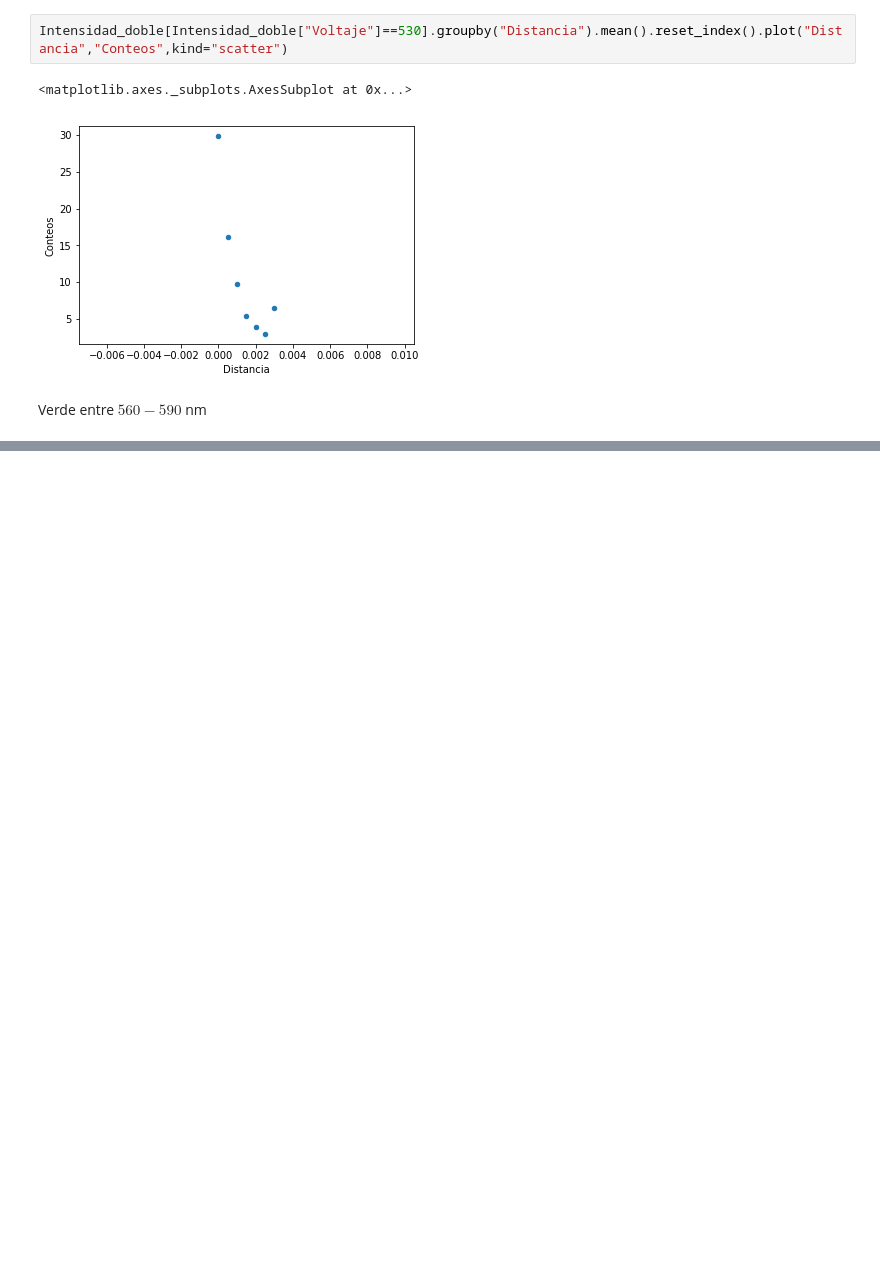
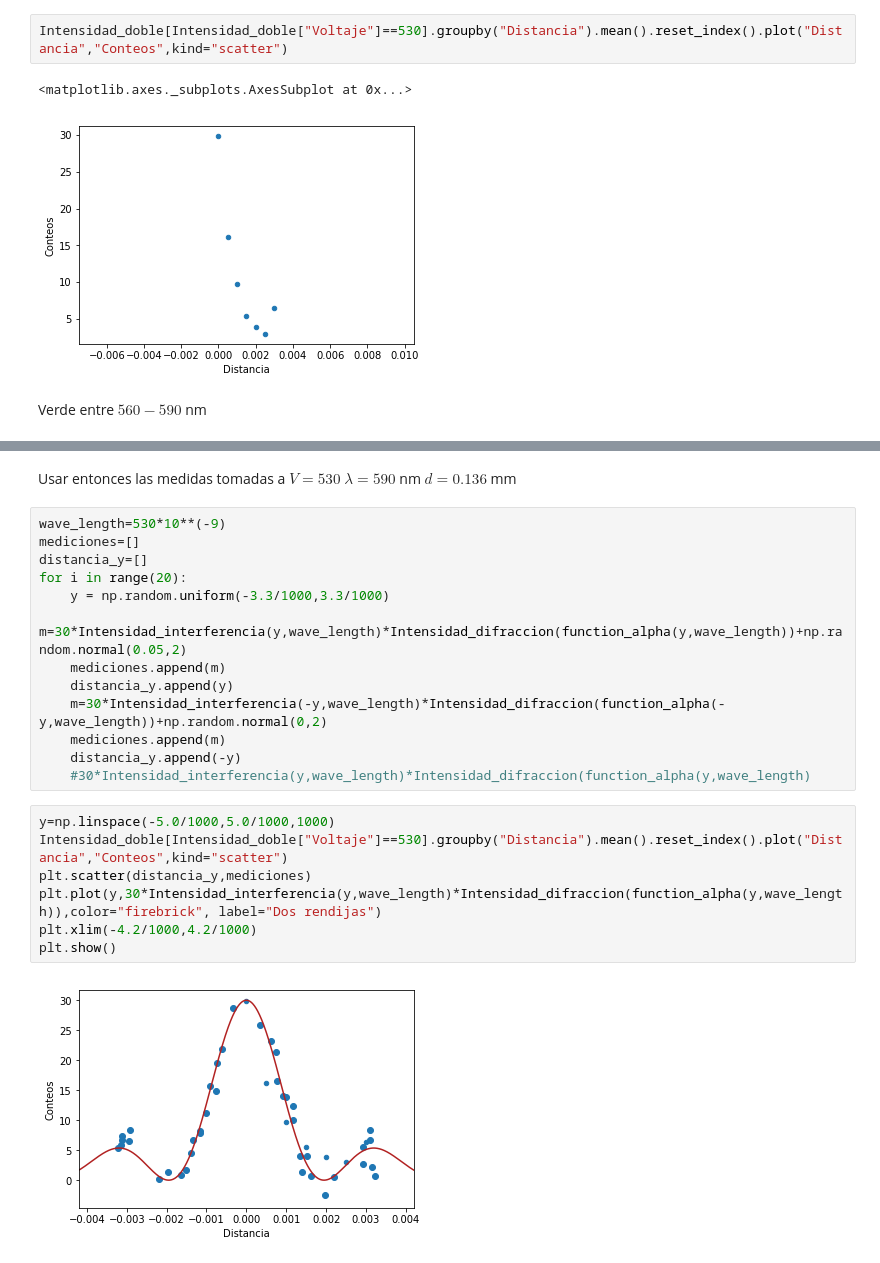
Before and after one commit to jamontanac/Laboratorio-Avanzado, a Jupyter notebook: Double_Slit/Analisis.ipynb, the cells around one changed output, grey strips where cells are left out. Drawn from its saved outputs; the diff is of its cells as text; blank space fills up the shorter version.

```diff
--- a/Double_Slit/Analisis.ipynb
+++ b/Double_Slit/Analisis.ipynb
@@ -237,0 +234,24 @@ plt.plot(y,500*Intensidad_interferencia(y,wave_length)*Intensidad_difraccion(fun
+# %% [markdown]
+Usar entonces las medidas tomadas a $V=530$ $\lambda=590$ nm $d=0.136$ mm
+# %%
+wave_length=530*10**(-9)
+mediciones=[]
+distancia_y=[]
+for i in range(20):
+    y = np.random.uniform(-3.3/1000,3.3/1000)
+    m=30*Intensidad_interferencia(y,wave_length)*Intensidad_difraccion(function_alpha(y,wave_length))+np.random.normal(0.05,2)
+    mediciones.append(m)
+    distancia_y.append(y)
+    m=30*Intensidad_interferencia(-y,wave_length)*Intensidad_difraccion(function_alpha(-y,wave_length))+np.random.normal(0,2)
+    mediciones.append(m)
+    distancia_y.append(-y)
+    #30*Intensidad_interferencia(y,wave_length)*Intensidad_difraccion(function_alpha(y,wave_length)
+# %%
+y=np.linspace(-5.0/1000,5.0/1000,1000)
+Intensidad_doble[Intensidad_doble["Voltaje"]==530].groupby("Distancia").mean().reset_index().plot("Distancia","Conteos",kind="scatter")
+plt.scatter(distancia_y,mediciones)
+plt.plot(y,30*Intensidad_interferencia(y,wave_length)*Intensidad_difraccion(function_alpha(y,wave_length)),color="firebrick", label="Dos rendijas")
+plt.xlim(-4.2/1000,4.2/1000)
+plt.show()
+# %% [output]
+[figure, added]
```
Also changed, not shown: parts of 10 cells of this notebook.
